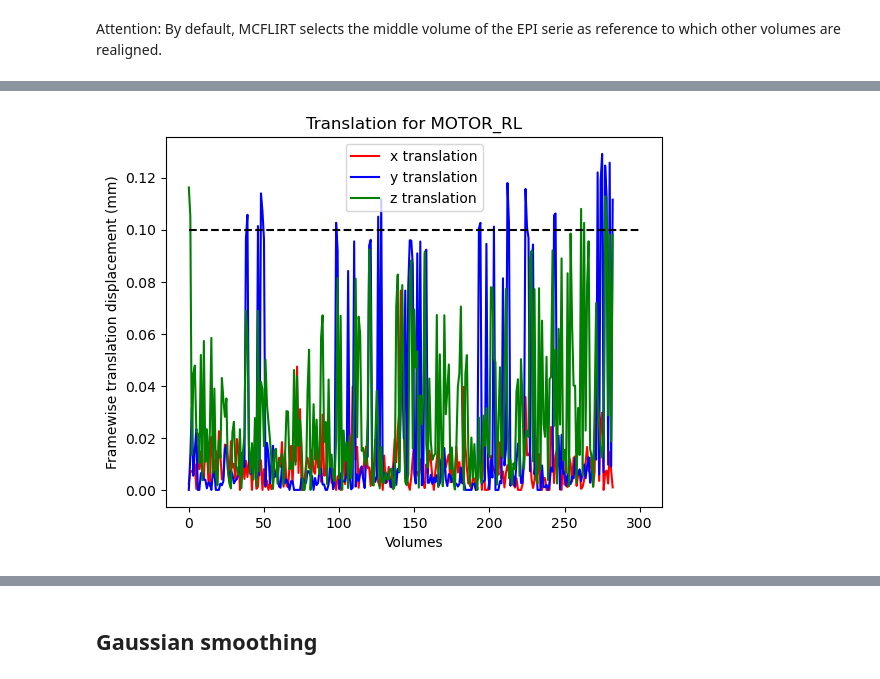
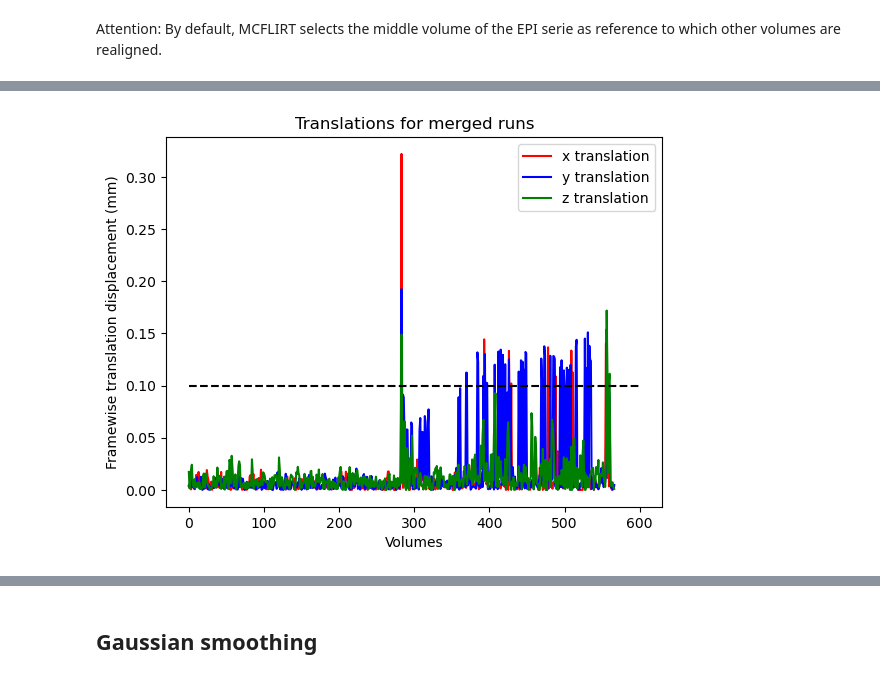
Before and after one commit to Rose-Kapps/NSSPMini_Project1, a Jupyter notebook: mini_project_1.ipynb, the cells around one changed output, grey strips where cells are left out. Cells and saved outputs as stored; diff of their text form; code cells hidden in the pictures.

Commit message:
functional preprocessing done (w/o coregistration)

```diff
--- a/mini_project_1.ipynb
+++ b/mini_project_1.ipynb
@@ -536,30 +491,30 @@ fsleyesDisplay.load(path_moco_data)
 # %%
 def load_mot_params_fsl_6_dof(path):
     return pd.read_csv(path, sep='  ', header=None,
             engine='python', names=['Rotation x', 'Rotation y', 'Rotation z','Translation x', 'Translation y', 'Translation z'])
 
-mot_params = load_mot_params_fsl_6_dof(op.join(preproc_root, 'sub-101410', 'func', 'subject101410_tfMRI_MOTOR_RL_scaled_bold_moco.par'))
+mot_params = load_mot_params_fsl_6_dof(op.join(preproc_root, 'sub-101410', 'func', 'sub-101410_task-motor_concat_moco.par'))
 
 # Getting the translation is easy
 trans_x = mot_params["Translation x"]
 trans_y = mot_params["Translation y"]
 trans_z = mot_params["Translation z"]
 # Now, we want a 0.2mm with respect to previous frame:
 disp_x = np.diff(trans_x)
 disp_y = np.diff(trans_y)
 disp_z = np.diff(trans_z)
 # Lastly, we can ask for displacements (in absolute value) above 0.2mm and plot it to be clear:
 threshold=0.1
 plt.plot(np.abs(disp_x), 'r', label='x translation')
 plt.plot(np.abs(disp_y), 'b', label='y translation')
 plt.plot(np.abs(disp_z), 'g', label='z translation')
 
 plt.legend()
 
-plt.hlines(threshold, 0, 300,colors='black', linestyles='dashed', label='FD threshold')
+plt.hlines(threshold, 0, 600,colors='black', linestyles='dashed', label='FD threshold')
 plt.xlabel("Volumes")
 plt.ylabel("Framewise translation displacement (mm)")
-plt.title("Translation for MOTOR_RL")
+plt.title("Translations for merged runs")
 plt.show()
 # %% [output]
-[figure, old version]
+[figure, new version]
```
Also changed, not shown: parts of 23 cells of this notebook.
